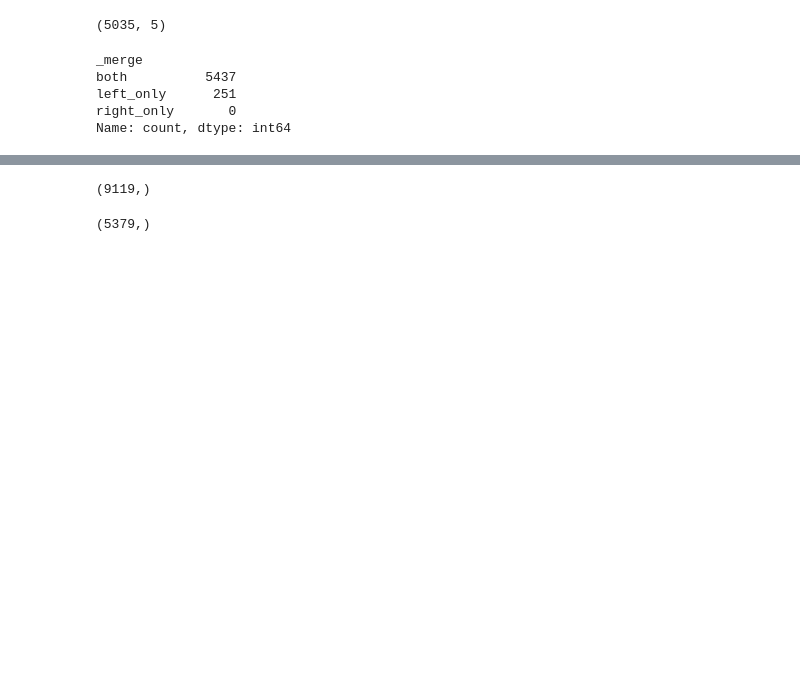
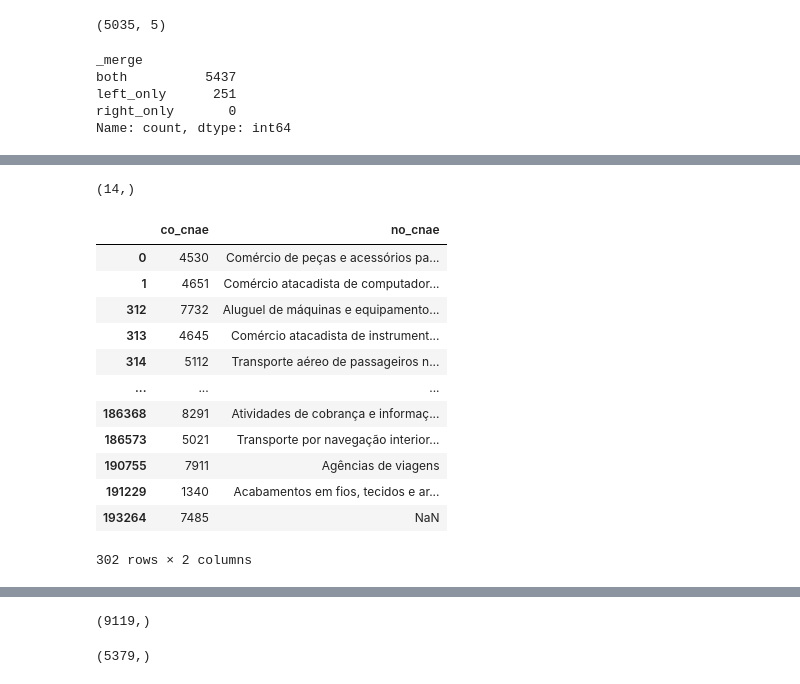
Before and after one commit to amiltonmendes/analise_insumo_produto, a Jupyter notebook: Análise Comex - BRA - EUA-Empresas.ipynb, the cells around one changed output, grey strips where cells are left out. Cells and saved outputs as stored; diff of their text form; code cells hidden in the pictures; blank space fills up the shorter version.

Commit message:
Merge

```diff
--- a/Análise Comex - BRA - EUA-Empresas.ipynb
+++ b/Análise Comex - BRA - EUA-Empresas.ipynb
@@ -193,4 +168,4 @@ lista_empresas.head(2)
 # %%
 lista_empresas.merge(df_participacao_empresas,right_on='cnae',left_on='co_cnae',how='left').to_excel('./dados/lista_empresas_mapeamento_exportacao.xlsx')
 # %%
-lista_empresa_participacao = lista_empresas.merge(df_participacao_empresas,right_on='cnae',left_on='co_cnae',how='left')
+lista_empresa_participacao = lista_empresas.merge(df_participacao_empresas,right_on='cnae',left_on='co_cnae',how='outer',indicator=True)
@@ -197,3 +187,23 @@ lista_empresa_participacao = lista_empresas.merge(df_participacao_empresas,right
+# %%
+lista_empresa_participacao.query('_merge == "right_only"')['cnae'].drop_duplicates()
+# %% [output]
+(14,)
+# %%
+lista_empresa_participacao.query('_merge == "left_only"')[['co_cnae','no_cnae']].drop_duplicates()
+# %% [output]
+|  | co_cnae | no_cnae |
+| 0 | 4530 | Comércio de peças e acessórios pa... |
+| 1 | 4651 | Comércio atacadista de computador... |
+| 312 | 7732 | Aluguel de máquinas e equipamento... |
+| 313 | 4645 | Comércio atacadista de instrument... |
+| 314 | 5112 | Transporte aéreo de passageiros n... |
+| ... | ... | ... |
+| 186368 | 8291 | Atividades de cobrança e informaç... |
+| 186573 | 5021 | Transporte por navegação interior... |
+| 190755 | 7911 | Agências de viagens |
+| 191229 | 1340 | Acabamentos em fios, tecidos e ar... |
+| 193264 | 7485 | NaN |
+302 rows × 2 columns
 # %%
 df_participacao_empresas.query('`Código NCM`=="09012200"')
 # %% [output]
```
Also changed, not shown: parts of 8 cells of this notebook, 8 other files.
